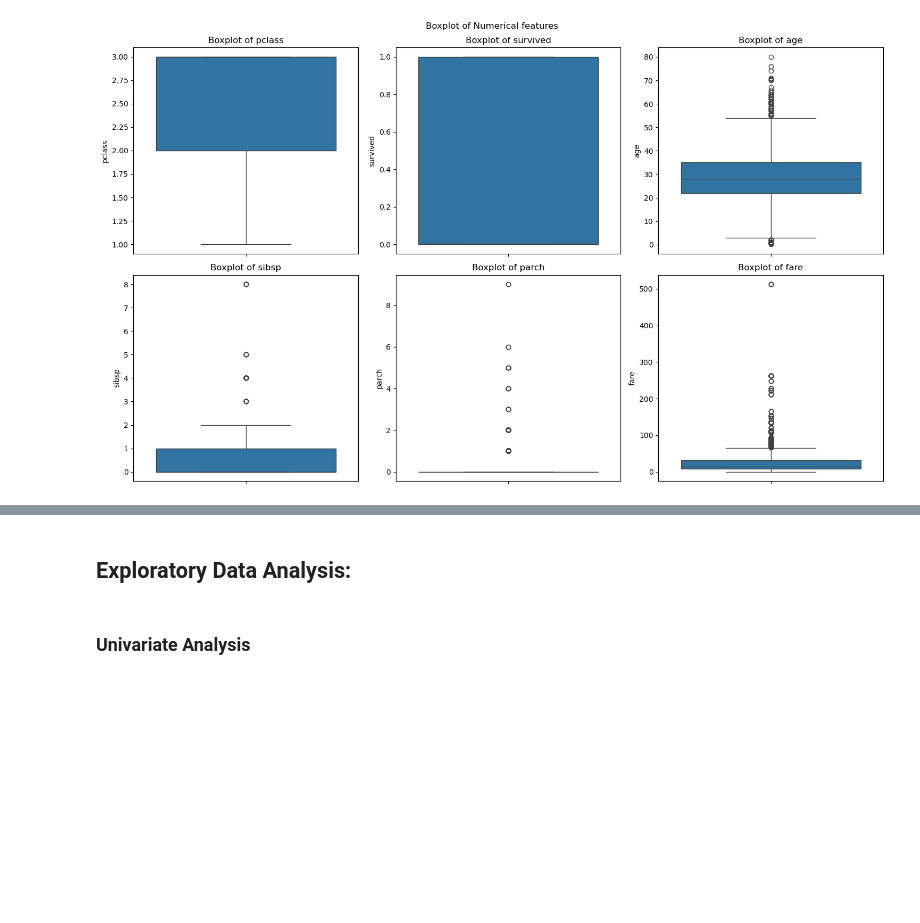
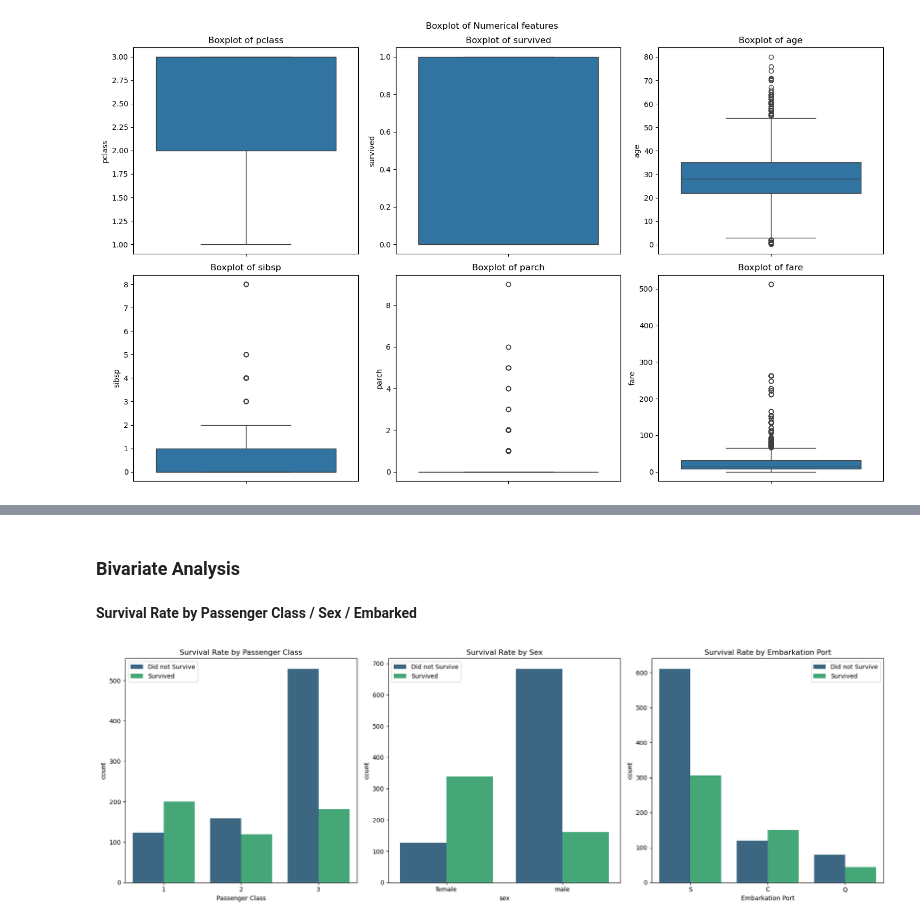
Before and after one commit to danisharain12/Exploratory-Data-Analysis-Projects, a Jupyter notebook: EDA_on_Titanic_Dataset/EDA_on_Titanic_Dataset.ipynb, the cells around one changed output, grey strips where cells are left out. Saved outputs shown, nothing was run; the diff lists cells and outputs as text; code cells hidden in the pictures; blank space fills up the shorter version.

```diff
--- a/EDA_on_Titanic_Dataset/EDA_on_Titanic_Dataset.ipynb
+++ b/EDA_on_Titanic_Dataset/EDA_on_Titanic_Dataset.ipynb
@@ -251,4 +302,31 @@ plt.show()
 # %% [markdown]
-## Exploratory Data Analysis:
+### Bivariate Analysis
-# %% [markdown]
-### Univariate Analysis
+# %% [markdown]
+**Survival Rate by Passenger Class / Sex / Embarked**
+# %%
+plt.figure(figsize=(18, 6))
+
+# Survival by Passenger Class
+plt.subplot(1, 3, 1)
+sns.countplot(data=df, x='pclass', hue='survived', palette='viridis')
+plt.title('Survival Rate by Passenger Class')
+plt.xlabel("Passenger Class")
+plt.legend(["Did not Survive", "Survived"])
+
+# Survival by Sex
+plt.subplot(1, 3, 2)
+sns.countplot(data=df, x='sex', hue='survived', palette='viridis')
+plt.title('Survival Rate by Sex')
+plt.legend(["Did not Survive", "Survived"])
+
+# Survival by Embarked Port
+plt.subplot(1, 3, 3)
+sns.countplot(data=df, x='embarked', hue='survived', palette='viridis')
+plt.title('Survival Rate by Embarkation Port')
+plt.xlabel("Embarkation Port")
+plt.legend(["Did not Survive", "Survived"])
+
+plt.tight_layout()
+plt.show()
+# %% [output]
+[figure, added]
```
Also changed, not shown: parts of 38 cells of this notebook.
